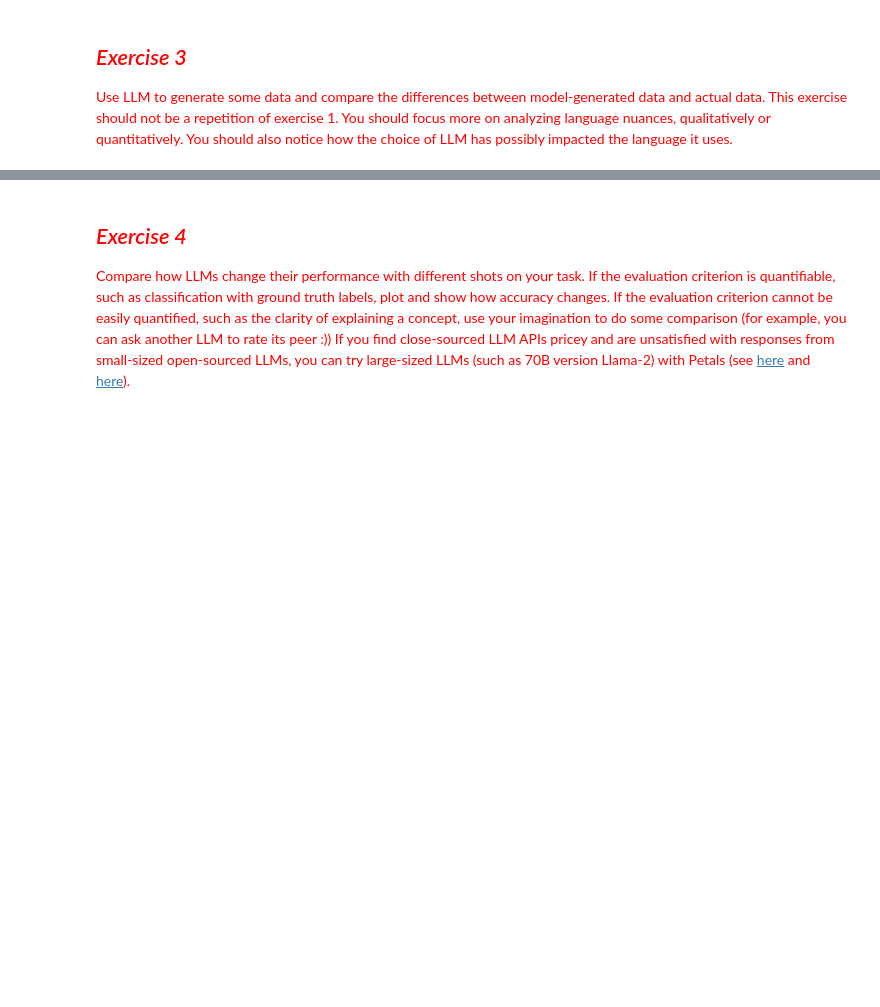
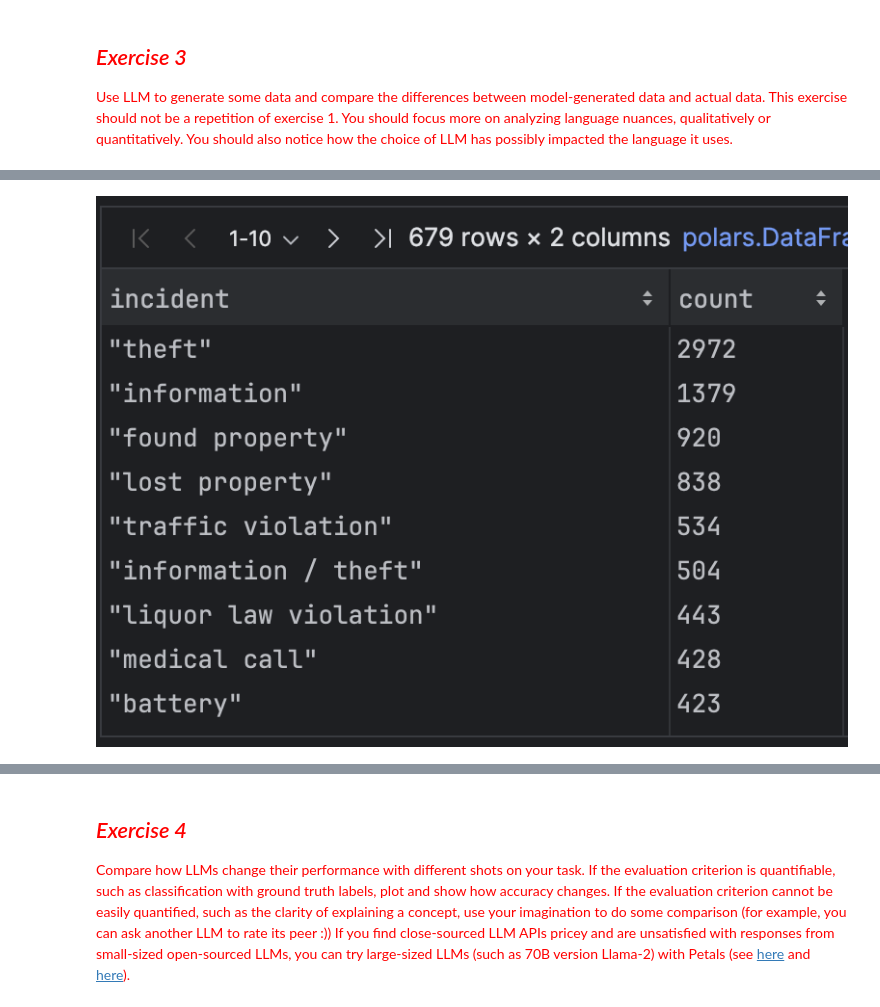
Before and after one commit to michplunkett/computational-content-analysis, a Jupyter notebook: 6-MichaelPlunkett-Answers.ipynb, the cells around one changed output, grey strips where cells are left out. Cells and saved outputs as stored; diff of their text form; code cells hidden in the pictures; blank space fills up the shorter version.

```diff
--- a/6-MichaelPlunkett-Answers.ipynb
+++ b/6-MichaelPlunkett-Answers.ipynb
@@ -414,0 +534,4 @@ notice how the choice of LLM has possibly impacted the language it uses.
+# %%
+Image("misc/top_10_incidents.png")
+# %% [output]
+[figure, added]
```
Also changed, not shown: parts of 38 cells of this notebook, 2 other files.
